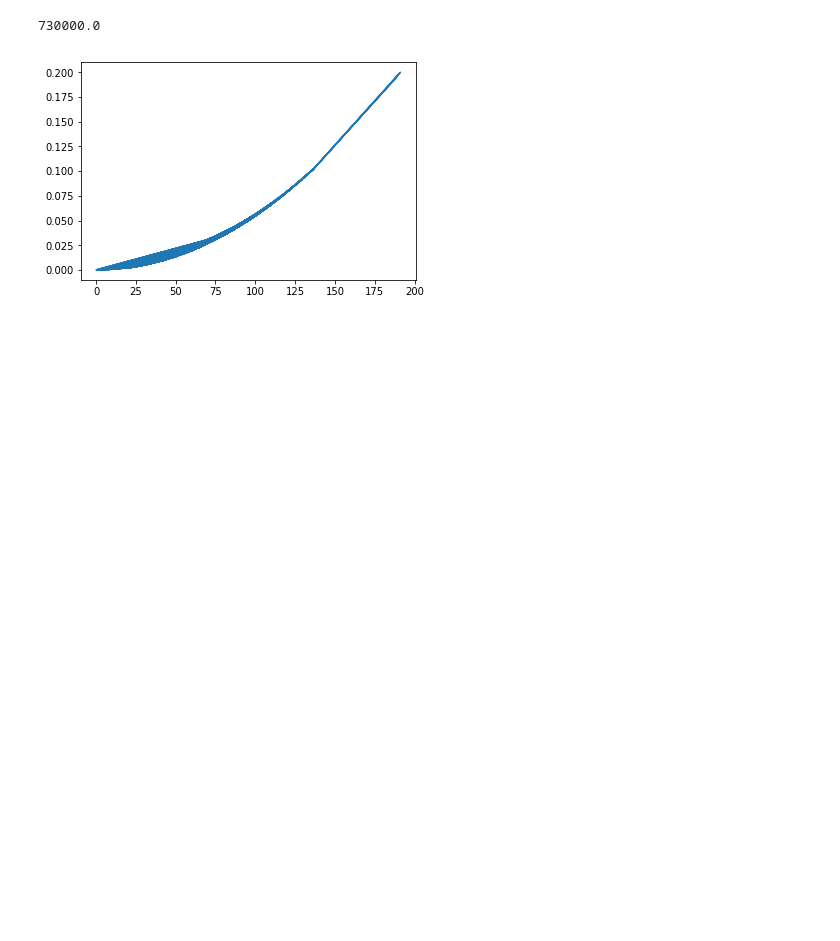
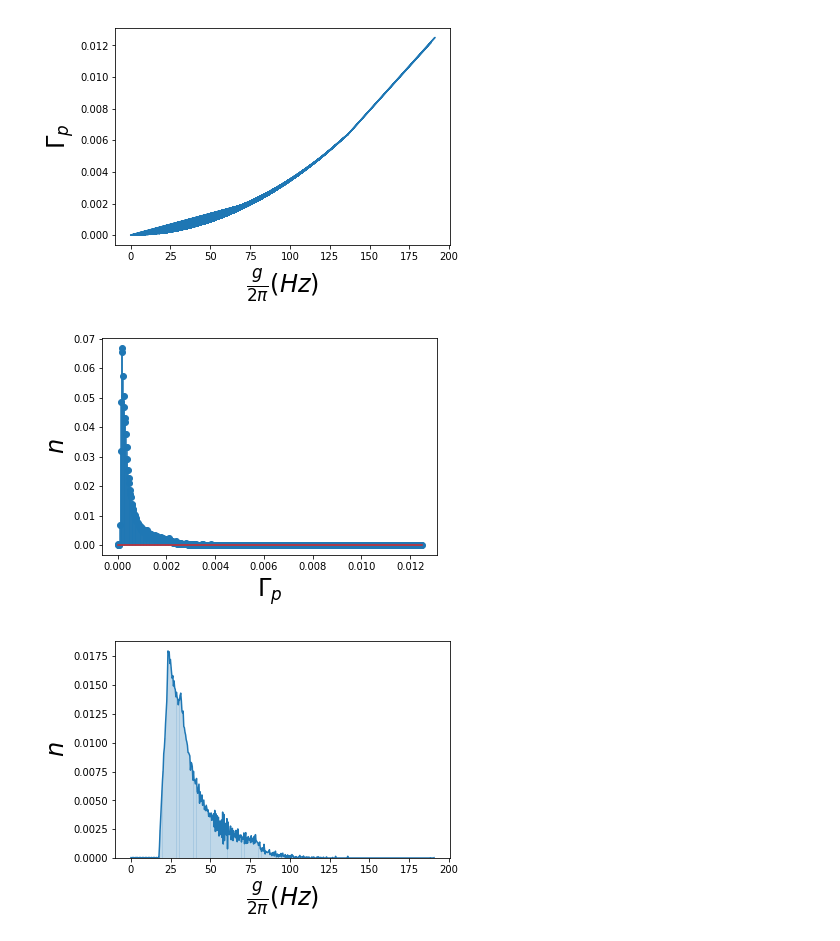
Before and after one commit to garethsion/SpecialResonatorCalcs, a Jupyter notebook: Untitled.ipynb, the cells around one changed output. Saved outputs shown, nothing was run; the diff lists cells and outputs as text; code cells hidden in the pictures; blank space fills up the shorter version.

Commit message:
Vaguely have purcell working? Needs refactorinng

```diff
--- a/Untitled.ipynb
+++ b/Untitled.ipynb
@@ -19,40 +19,38 @@ rdy = ReadComsol.ReadComsol(file_dby)
 # blocked point in space
 bx_x,bx_y,bx_z = rdx.read_full_data()
 by_x,by_y,by_z = rdy.read_full_data()
-#xax = np.linspace(float(bx_x[0]),float(bx_x[len(bx_x)-1]),len(bx_x))
 dbx = np.asarray(bx_z).astype(np.float)
 dby = np.asarray(by_z).astype(np.float)
 
-# Calculate the single spin coupling for each site each grid point
-theta = 0 # Angle the static magnetic field is applied on
-ang = np.cos(theta)
-ue = sp.physical_constants["Bohr magneton"][0]
-g = [*map(lambda x,y: 0.47 * ue * np.sqrt(y**2 + x**2),dbx,dby)]
-g = np.asarray([x / sp.h for x in g])
+# Postprocess data
+post = PostProcData.PostProcData()
 
-Q = 1e4
-k = 7.3e9 / Q
-print(k)
+# Single spin couplinng for each point on mesh grid
+g = post.coupling(dbx,dby,theta=0)
+hist, edges = post.spin_density(bx_x,bx_y,g) # density
 
-post = PostProcData.PostProcData()
-purcell = (4*(g**2))/k
-#purcell = post.purcell_rate(Q,g)
-
-# hist, edges = post.spin_density(bx_x,bx_y,g)
-
-# # Calculate Purcell enhancement at each grid point
-# Q = 10000 # Q factor - for now typed in, but will be found from CST calcs ultimately
-# purcell = post.purcell_rate(Q,g)
-# print(np.shape(edges))
-
-# pdens, pedge = post.purcell_density(bx_x,bx_y,purcell)
-
-# plt.plot(pdens,hist)
-# plt.show()
+# Calculate Purcell enhancement at each grid point
+Q = 10000 # Q factor - for now typed in, but will be found from CST calcs ultimately
+purcell = post.purcell_rate(g,Q)
+pdens, pedge = post.purcell_density(bx_x,bx_y,purcell) # density
-# %% [output]
-730000.0
-# %%
-plt.plot(g,purcell)
-plt.show()
-# %% [output]
-[figure, removed]
+# %%
+plt.plot(g,purcell)
+plt.xlabel('$\\frac{g}{2\pi} (Hz)$',fontsize=24)
+plt.ylabel('$\Gamma_{p}$',fontsize=24)
+plt.show()
+
+#plt.bar(pedge,height=pdens,alpha=0.15)
+plt.stem(pedge,pdens)
+plt.xlabel('$\Gamma_{p}$',fontsize=24)
+plt.ylabel('$n$',fontsize=24)
+plt.show()
+
+plt.bar(edges,height=hist,alpha=0.15)
+plt.plot(edges,hist)
+plt.xlabel('$\\frac{g}{2\pi} (Hz)$',fontsize=24)
+plt.ylabel('$n$',fontsize=24)
+plt.show()
+# %% [output]
+[figure, added]
+[figure, added]
+[figure, added]
```
Also changed, not shown: 2 other files.
